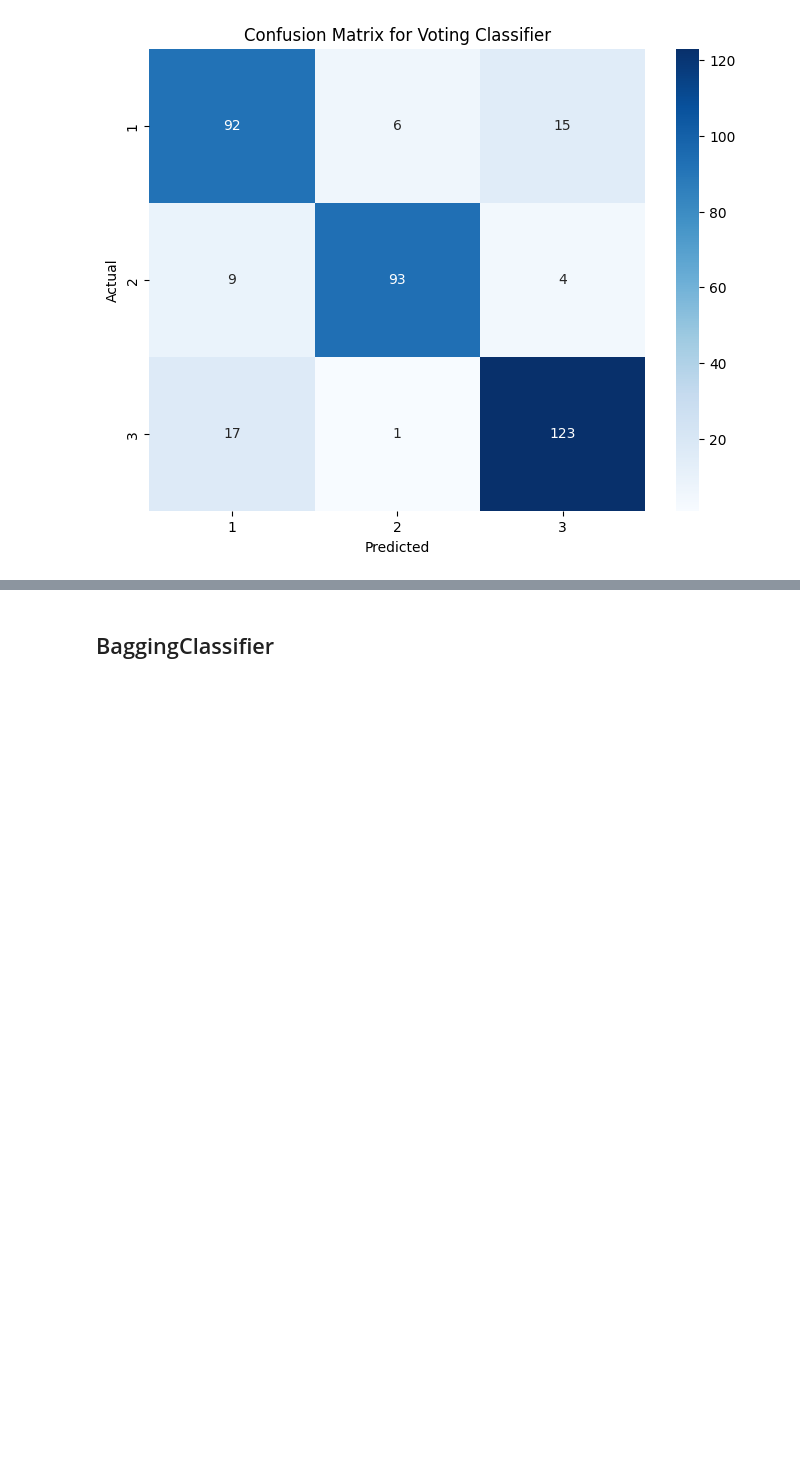
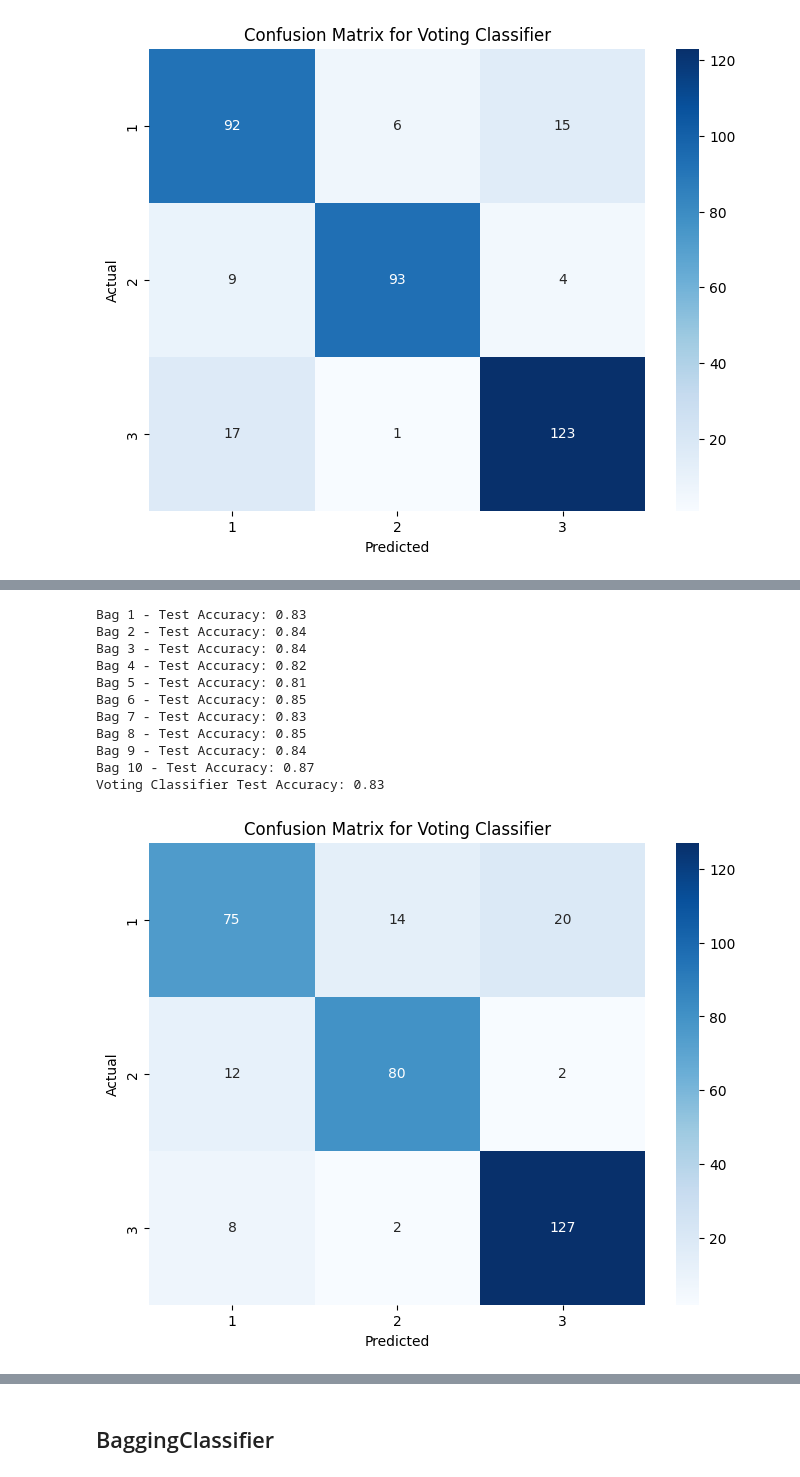
Before and after one commit to negativenagesh/Arecaverse, a Jupyter notebook: EDA/eda.ipynb, the cells around one changed output, grey strips where cells are left out. Saved outputs shown, nothing was run; the diff lists cells and outputs as text; code cells hidden in the pictures; blank space fills up the shorter version.

```diff
--- a/EDA/eda.ipynb
+++ b/EDA/eda.ipynb
@@ -801,0 +1063,47 @@ Error:
+# %%
+clf = DecisionTreeClassifier(criterion='entropy', random_state=42, min_samples_split=6, min_samples_leaf=1, max_depth=40)
+
+for i, bag in enumerate(bags):
+    clf.fit(bag['x_train_scaled'], bag['y_train'])
+    y_pred = clf.predict(bag['x_test_scaled'])
+    accuracy = accuracy_score(bag['y_test'], y_pred)
+    print(f"Bag {i+1} - Test Accuracy: {accuracy:.2f}")
+
+clfs = []
+for i in range(10):
+    clf = DecisionTreeClassifier(criterion='entropy', random_state=42, min_samples_split=6, min_samples_leaf=1, max_depth=40)
+    clf.fit(bags[i]['x_train_scaled'], bags[i]['y_train'])
+    clfs.append((f'clf{i}', clf))
+
+weights=[3] * 10
+weights[9]=9
+weights[5]=6
+weights[7]=6
+
+voting_clf = VotingClassifier(estimators=clfs, voting='hard', weights=weights, n_jobs=-1)
+
+voting_clf.fit(bags[0]['x_train_scaled'], bags[0]['y_train'])
+
+y_pred_voting = voting_clf.predict(bags[0]['x_test_scaled'])
+accuracy_voting = accuracy_score(bags[0]['y_test'], y_pred_voting)
+print(f'Voting Classifier Test Accuracy: {accuracy_voting:.2f}')
+cm_voting = confusion_matrix(bags[0]['y_test'], y_pred_voting)
+plt.figure(figsize=(8, 6))
+sns.heatmap(cm_voting, annot=True, fmt="d", cmap="Blues", xticklabels=np.unique(bags[0]['y_test']), yticklabels=np.unique(bags[0]['y_test']))
+plt.xlabel('Predicted')
+plt.ylabel('Actual')
+plt.title('Confusion Matrix for Voting Classifier')
+plt.show()
+# %% [output]
+Bag 1 - Test Accuracy: 0.83
+Bag 2 - Test Accuracy: 0.84
+Bag 3 - Test Accuracy: 0.84
+Bag 4 - Test Accuracy: 0.82
+Bag 5 - Test Accuracy: 0.81
+Bag 6 - Test Accuracy: 0.85
+Bag 7 - Test Accuracy: 0.83
+Bag 8 - Test Accuracy: 0.85
+Bag 9 - Test Accuracy: 0.84
+Bag 10 - Test Accuracy: 0.87
+Voting Classifier Test Accuracy: 0.83
+[figure, added]
```
Also changed, not shown: parts of 24 cells of this notebook, 1 other file.
